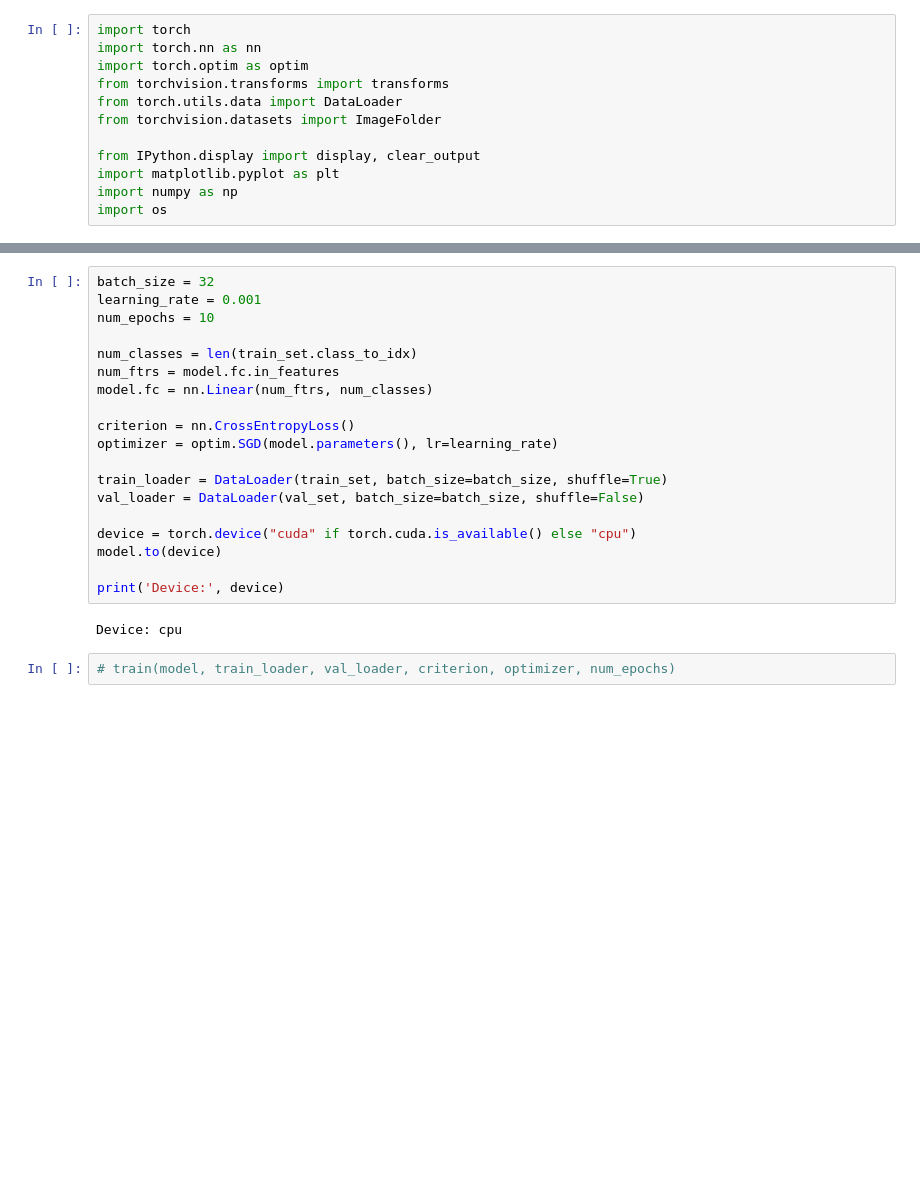
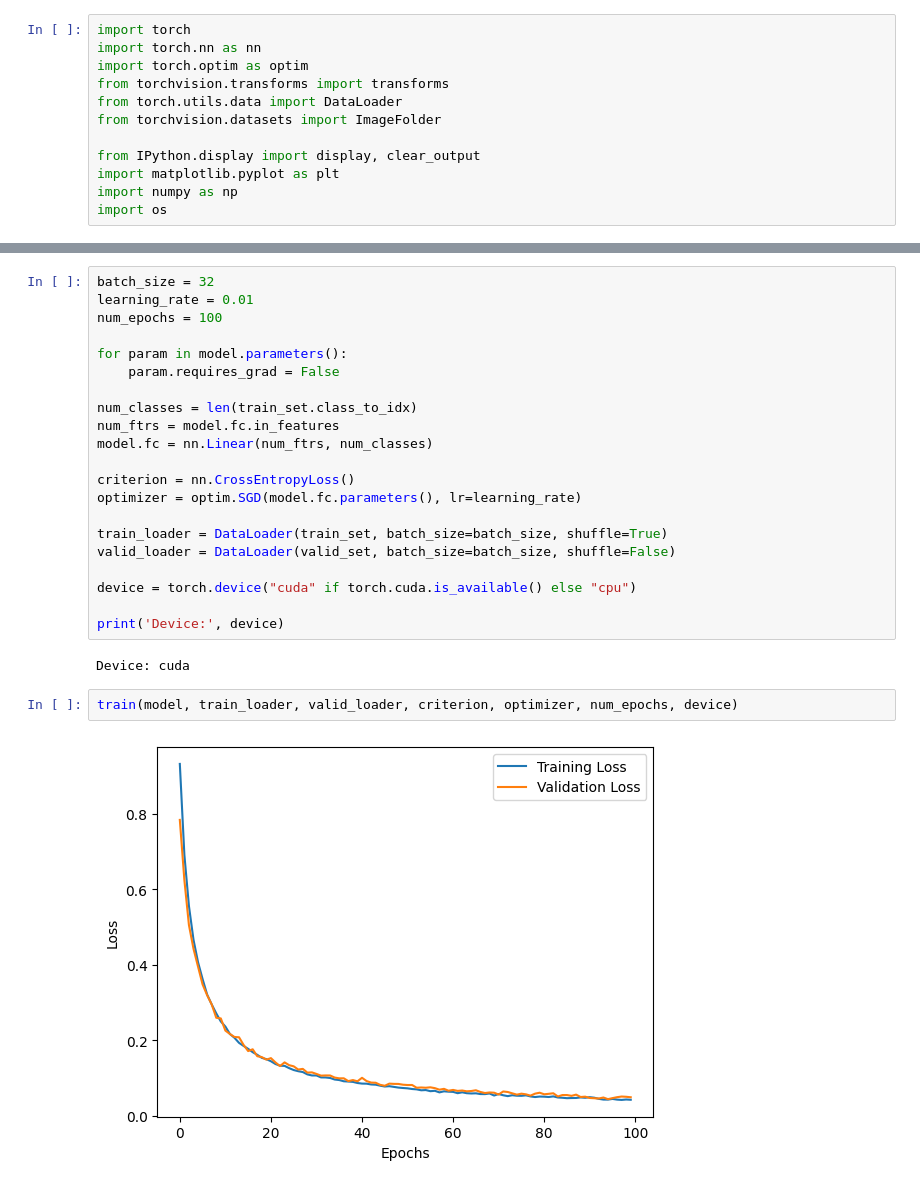
Before and after one commit to TimBerti/glottis-cv, a Jupyter notebook: notebooks/train.ipynb, the cells around one changed output, grey strips where cells are left out. Drawn from its saved outputs; the diff is of its cells as text; blank space fills up the shorter version.

Commit message:
training

```diff
--- a/notebooks/train.ipynb
+++ b/notebooks/train.ipynb
@@ -101,24 +108,28 @@ def train(model, train_loader, val_loader, criterion, optimizer, num_epochs):
 # %%
 batch_size = 32
-learning_rate = 0.001
-num_epochs = 10
+learning_rate = 0.01
+num_epochs = 100
+
+for param in model.parameters():
+    param.requires_grad = False
 
 num_classes = len(train_set.class_to_idx)
 num_ftrs = model.fc.in_features
 model.fc = nn.Linear(num_ftrs, num_classes)
 
 criterion = nn.CrossEntropyLoss()
-optimizer = optim.SGD(model.parameters(), lr=learning_rate)
+optimizer = optim.SGD(model.fc.parameters(), lr=learning_rate)
 
 train_loader = DataLoader(train_set, batch_size=batch_size, shuffle=True)
-val_loader = DataLoader(val_set, batch_size=batch_size, shuffle=False)
+valid_loader = DataLoader(valid_set, batch_size=batch_size, shuffle=False)
 
 device = torch.device("cuda" if torch.cuda.is_available() else "cpu")
-model.to(device)
 
 print('Device:', device)
 # %% [output]
-Device: cpu
+Device: cuda
 # %%
-# train(model, train_loader, val_loader, criterion, optimizer, num_epochs)
+train(model, train_loader, valid_loader, criterion, optimizer, num_epochs, device)
+# %% [output]
+[figure, added]
 # %%
```
Also changed, not shown: parts of 5 cells of this notebook, 2 other files.
